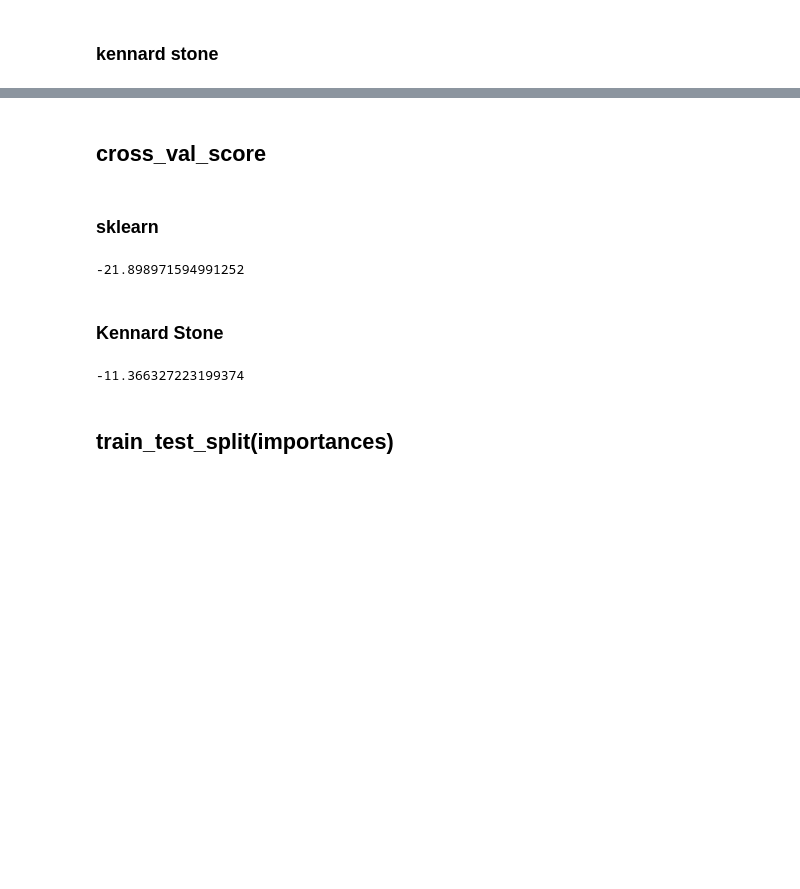
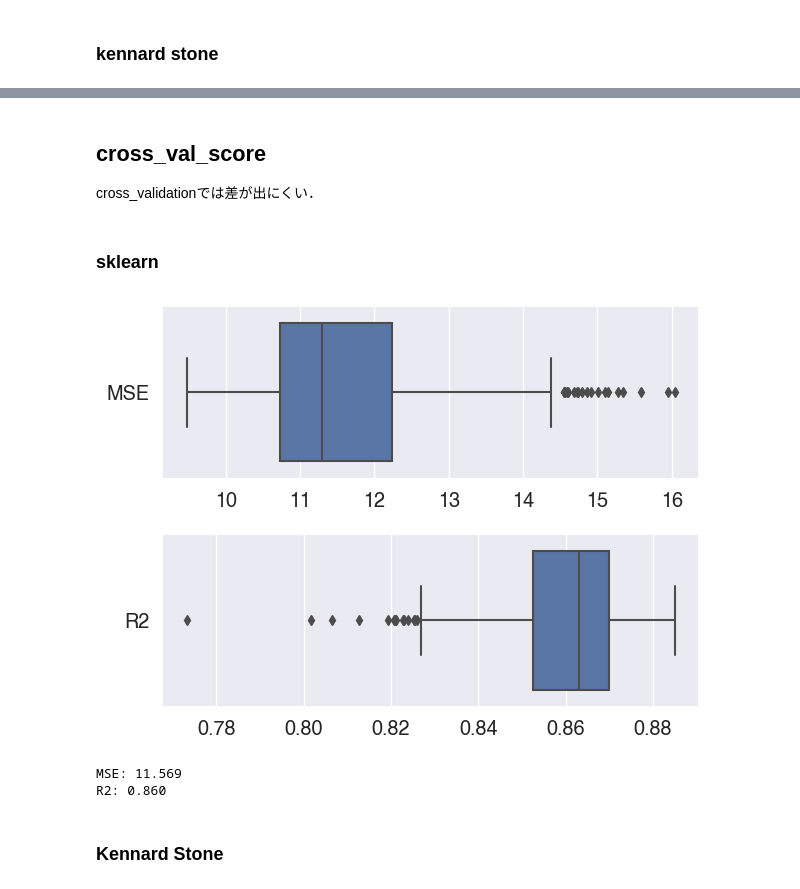
Before and after one commit to yu9824/kennard_stone, a Jupyter notebook: example/comparison.ipynb, the cells around one changed output, grey strips where cells are left out. Saved outputs shown, nothing was run; the diff lists cells and outputs as text; code cells hidden in the pictures; blank space fills up the shorter version.

```diff
--- a/example/comparison.ipynb
+++ b/example/comparison.ipynb
@@ -62,3 +100,4 @@ mean_squared_error(y_test, y_pred_on_test)
 # %% [markdown]
 ## cross_val_score
+cross_validationでは差が出にくい．
 # %%
@@ -65,7 +105,22 @@ mean_squared_error(y_test, y_pred_on_test)
 rf = clone(rf)
 # %% [markdown]
 ### sklearn
-# %%
-cross_val_score(rf, X, y, cv = 5, scoring = 'neg_mean_squared_error').mean()
-# %% [output]
--21.898971594991252
+# %%
+scores = {
+    'MSE':[],
+    'R2':[]
+}
+for i in tqdm(range(max_iter)):
+    kf = ms.KFold(n_splits = 5, random_state = np.random.randint(0, 2**32), shuffle = True)
+    cv = ms.cross_validate(rf, X, y, cv = kf, scoring = ('neg_mean_squared_error', 'r2'))
+    scores['MSE'].append(cv['test_neg_mean_squared_error'].mean() * -1)
+    scores['R2'].append(cv['test_r2'].mean())
+# %%
+sns.set(style = 'darkgrid', font = 'Helvetica', font_scale = 1.3)
+fig = plt.figure(facecolor = 'white', figsize = (6.4, 4.8))
+for i, score_name in enumerate(scores):
+    ax = fig.add_subplot(2, 1, i+1)
+    sns.boxplot(ax = ax, data = pd.DataFrame(scores[score_name], columns = [score_name]), orient = 'h')
+plt.tight_layout()
+# %% [output]
+[figure, added]
@@ -72,9 +129,8 @@ cross_val_score(rf, X, y, cv = 5, scoring = 'neg_mean_squared_error').mean()
+# %%
+for score_name, v in scores.items():
+    print('{0}: {1:.3f}'.format(score_name, np.average(v)))
+# %% [output]
+MSE: 11.569
+R2: 0.860
 # %% [markdown]
 ### Kennard Stone
-# %%
-ks = KennardStone()
-ks.cross_val_score(rf, X, y, cv = 5, scoring = 'neg_mean_squared_error').mean()
-# %% [output]
--11.366327223199374
-# %% [markdown]
-## train_test_split(importances)
```
Also changed, not shown: parts of 31 cells of this notebook, 4 other files.
